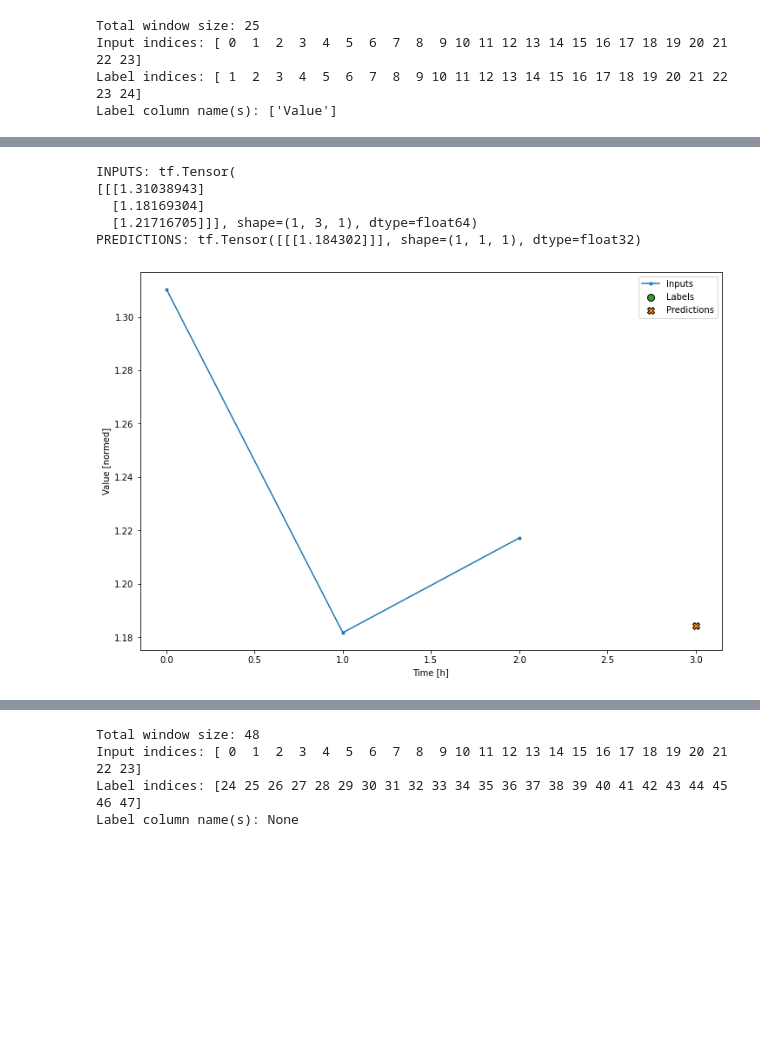
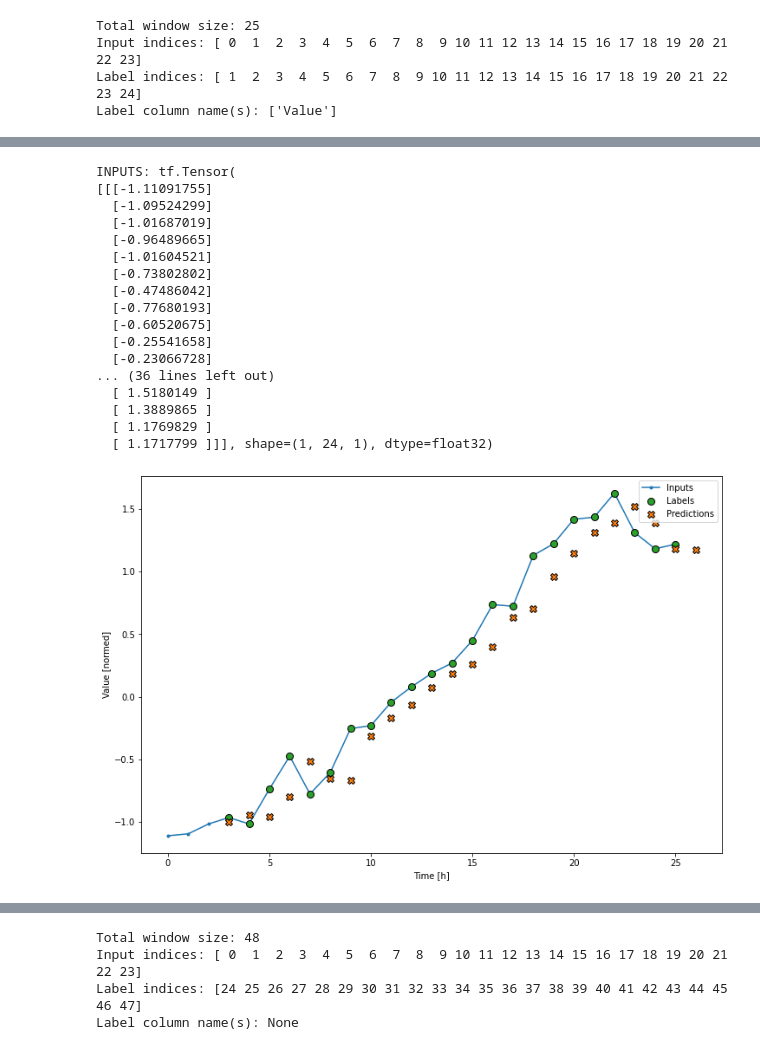
Before and after one commit to Pietro979/MaTh, a Jupyter notebook: CurrencyPrediction/Predictions/predykcjaWalut.ipynb, the cells around one changed output, grey strips where cells are left out. Drawn from its saved outputs; the diff is of its cells as text; code cells hidden in the pictures; blank space fills up the shorter version.

```diff
--- a/CurrencyPrediction/Predictions/predykcjaWalut.ipynb
+++ b/CurrencyPrediction/Predictions/predykcjaWalut.ipynb
@@ -146,10 +143,13 @@ class WindowGenerator():
                label_columns=None, single_pred = False):
         # Store the raw data.
         global test_df
+        global df
         test_df = test_df.loc[(test_df!=0).any(1)]
+        df = df.loc[(df!=0).any(1)]
         if single_pred == True:
             zeros = pd.DataFrame(data = [0], columns = ['Value'])
             test_df = test_df.append(other = zeros, ignore_index = True)
+            df = df.append(other = zeros, ignore_index = True)
             print("drugi:\n",test_df)
         else:
             zeros = pd.DataFrame(np.zeros((shift, 1)), columns = ['Value'])
@@ -626,6 +624,14 @@ conv_model = tf.keras.Sequential([
     tf.keras.layers.Dense(units=32, activation='relu'),
     tf.keras.layers.Dense(units=1),
 ])
+
+LABEL_WIDTH = 24
+INPUT_WIDTH = LABEL_WIDTH + (CONV_WIDTH - 1)
+wide_conv_window = WindowGenerator(
+    input_width=INPUT_WIDTH,
+    label_width=LABEL_WIDTH,
+    shift=1,
+    label_columns=['Value'])
 # %%
 history = compile_and_fit(conv_model, conv_window)
 
@@ -637,12 +643,24 @@ performance['Conv'] = conv_model.evaluate(conv_window.test, verbose=0)
 # %%
-conv_window.plot(conv_model, last = False)
+wide_conv_window.plot(conv_model, last = False)
 # %% [output]
 INPUTS: tf.Tensor(
-[[[1.31038943]
-  [1.18169304]
-  [1.21716705]]], shape=(1, 3, 1), dtype=float64)
-PREDICTIONS: tf.Tensor([[[1.184302]]], shape=(1, 1, 1), dtype=float32)
+[[[-1.11091755]
+  [-1.09524299]
+  [-1.01687019]
+  [-0.96489665]
+  [-1.01604521]
+  [-0.73802802]
+  [-0.47486042]
+  [-0.77680193]
+  [-0.60520675]
+  [-0.25541658]
+  [-0.23066728]
+... (36 lines left out)
+  [ 1.5180149 ]
+  [ 1.3889865 ]
+  [ 1.1769829 ]
+  [ 1.1717799 ]]], shape=(1, 24, 1), dtype=float32)
-[figure, old version]
+[figure, new version]
 # %%
 lstm_model = tf.keras.models.Sequential([
     # Shape [batch, time, features] => [batch, time, lstm_units]
```
Also changed, not shown: parts of 17 cells of this notebook, 12 other files.
